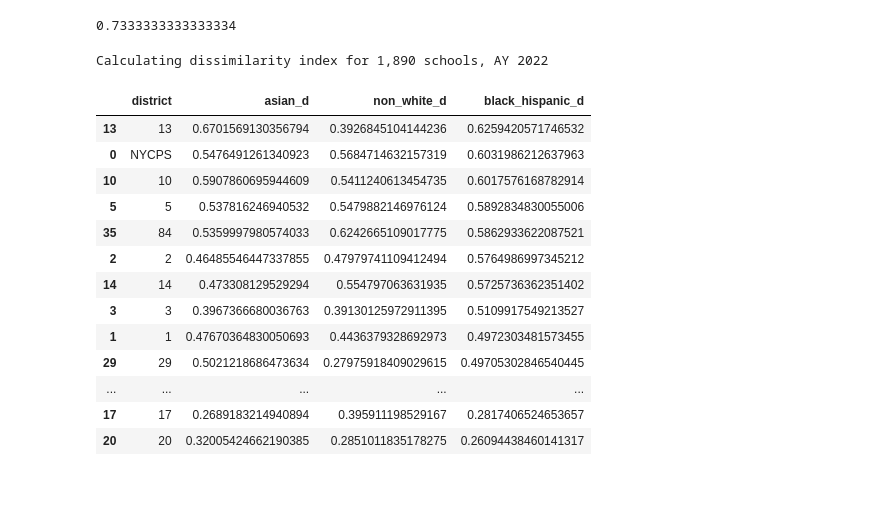
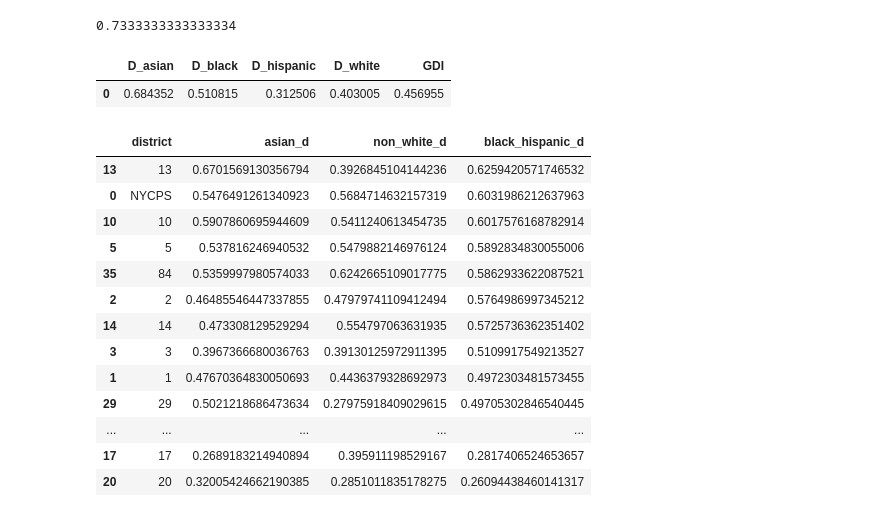
Before and after one commit to adelphi-ed-tech/nycschools, a Jupyter notebook: drafts/spencer/d-index.ipynb, the cells around one changed output. Drawn from its saved outputs; the diff is of its cells as text; code cells hidden in the pictures; blank space fills up the shorter version.

Commit message:
added weighted mean to D

```diff
--- a/drafts/spencer/d-index.ipynb
+++ b/drafts/spencer/d-index.ipynb
@@ -24,10 +33,47 @@ D
 0.7333333333333334
 # %%
 df = schools.load_school_demographics()
-df = df[df.ay == df.ay.max()]
-print(f"Calculating dissimilarity index for {len(df):,} schools, AY {df.ay.max()}")
+# create some new columns
+df["black_hispanic_n"] = df["black_n"] + df["hispanic_n"]
+df["non_white_n"] = df["total_enrollment"] + df["white_n"]
+df["asian_white_n"] = df["asian_n"] + df["white_n"]
-# %% [output]
-Calculating dissimilarity index for 1,890 schools, AY 2022
+# %%
+def calc_D(df, group_col, n_col):
+    """Calculate D for a single group vs. the rest of the population"""
+    data = df.copy()
+    N_i = data[n_col] - data[group_col] # non-group total for each location i
+    G = data[group_col].sum() # group total
+    N = N_i.sum()      # non-group total
+    G_prop = data[group_col]/G
+    N_prop = N_i/N
+    D = (G_prop - N_prop).abs().sum() / 2
+    return D
+
+# check our pair-wise function with the test data
+test_data["pop"] = test_data["b"] + test_data["w"]
+D = calc_D(test_data, "b", "pop")
+assert abs(D - 0.73) < 0.01
+# %%
+def calc_GDI(data):
+    data = data.copy()
+    groups = ["asian", "black", "hispanic", "white"]
+    data["pop"] = data[[g+"_n" for g in groups]].sum(axis=1)
+    D_data = pd.DataFrame(columns=["group", "D"], data=[[g, calc_D(data, g+"_n", "pop")] for g in groups])
+    # D_data["group"] = D_data.group.apply(lambda x: "D_" + group)
+    weights = D_data.group.apply(lambda x: data[x+"_pct"].mean())
+    # calculate a weighted mean of D_data.D with numpy
+    GDI = np.average(D_data.D, weights=weights)
+    D_data = pd.concat([D_data, pd.DataFrame({"group":"GDI", "D":GDI}, index=[0])])
+    D_data =  D_data.set_index("group").transpose()
+    data.columns.name = None
+    D_data.columns = ["D_" + c for c in D_data.columns][:-1] + ["GDI"]
+    return D_data.reset_index(drop=True)
+
+x = calc_GDI(df[(df.ay == df.ay.max()) & (df.district == 13)])
+x
+# %% [output]
+|  | D_asian | D_black | D_hispanic | D_white | GDI |
+| 0 | 0.684352 | 0.510815 | 0.312506 | 0.403005 | 0.456955 |
 # %%
 def calc_D(data):
     # Get the totals
```
Also changed, not shown: parts of 3 cells of this notebook.
